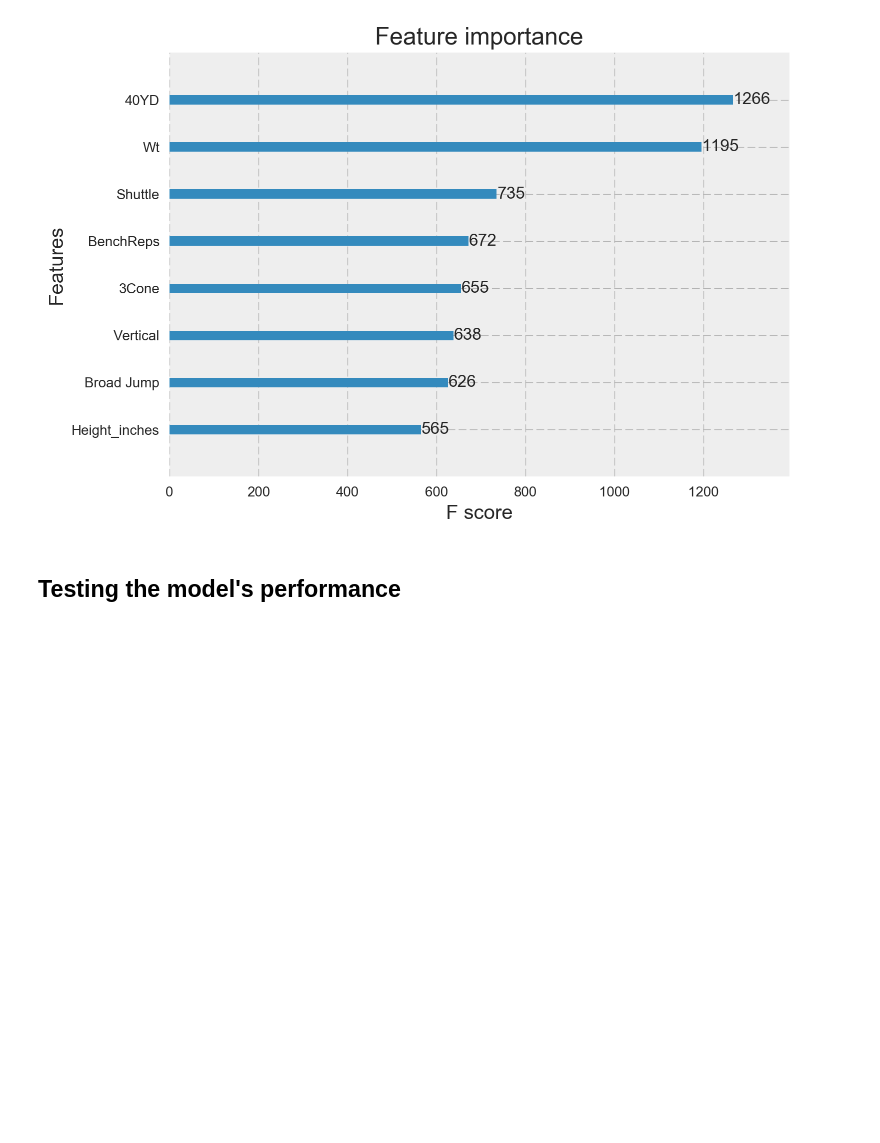
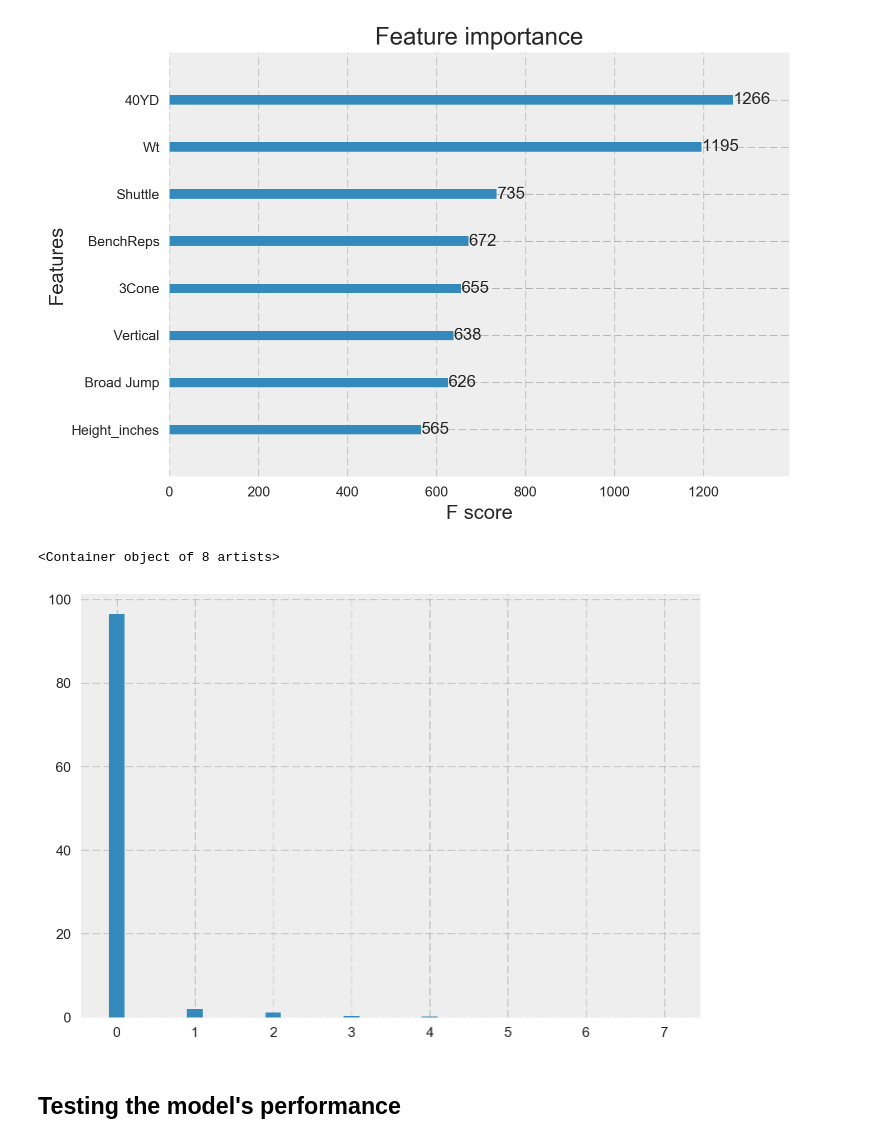
Before and after one commit to richardagalvez/NFLAnalysis, a Jupyter notebook: 2017_predictions.ipynb, the cells around one changed output. Saved outputs shown, nothing was run; the diff lists cells and outputs as text; code cells hidden in the pictures; blank space fills up the shorter version.

```diff
--- a/2017_predictions.ipynb
+++ b/2017_predictions.ipynb
@@ -68,6 +77,13 @@ alg.fit(X_train, y_train, eval_metric='auc');
 xgb.plot_importance(alg);
 # %% [output]
 [figure]
+# %%
+pca = PCA(n_components=8)
+pca.fit(X.dropna())
+plt.bar(range(8), pca.explained_variance_ratio_*100, width=0.2)
+# %% [output]
+<Container object of 8 artists>
+[figure, added]
 # %% [markdown]
 ## Testing the model's performance
 # %%
```
Also changed, not shown: parts of 6 cells of this notebook.
